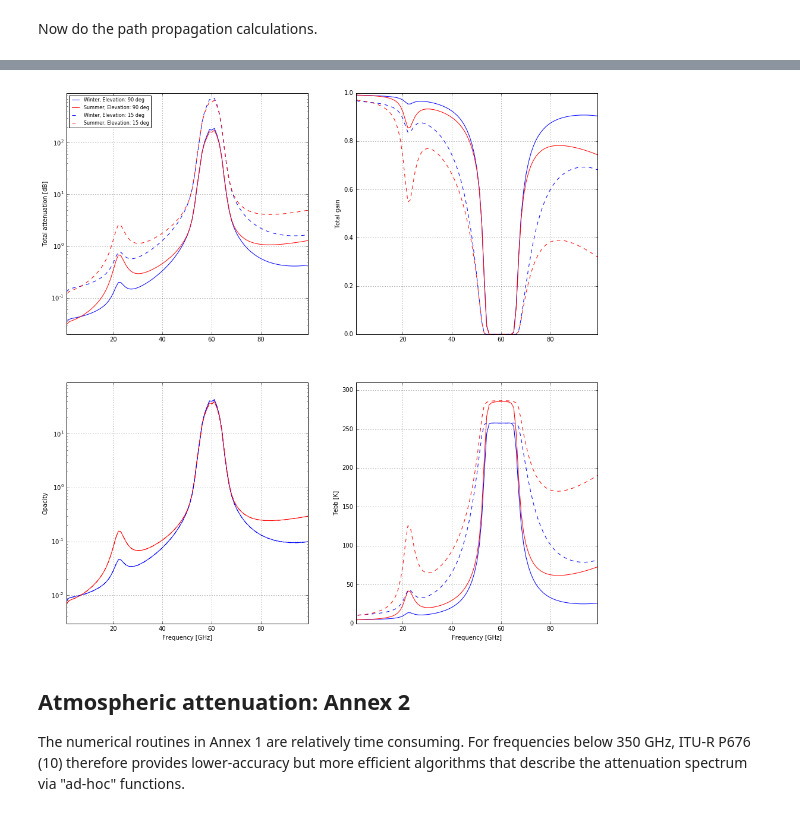
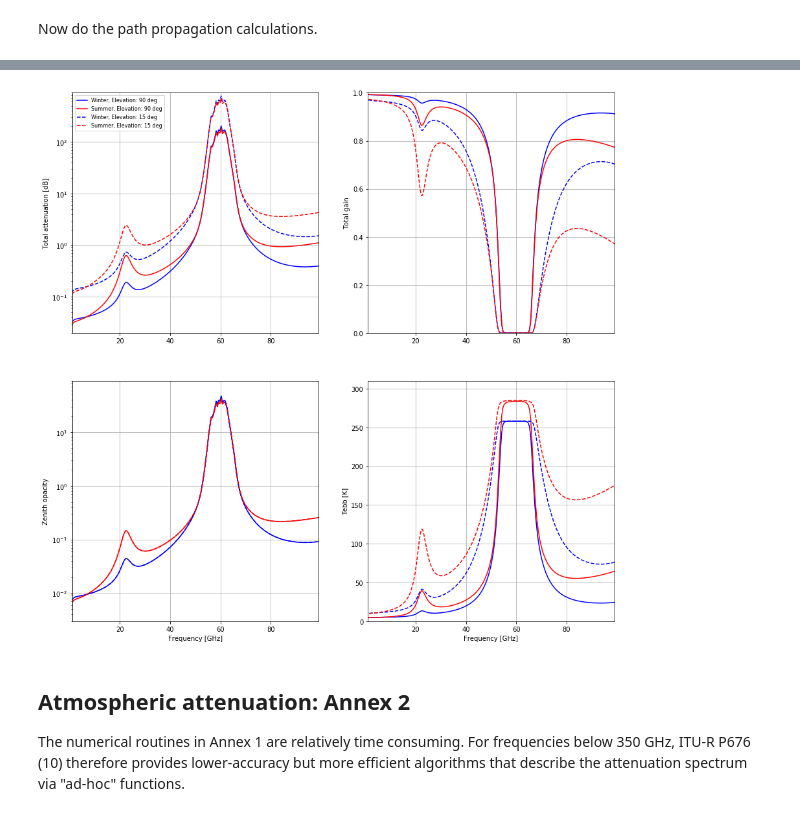
Before and after one commit to bwinkel/pycraf, a Jupyter notebook: notebooks/02_atmospheric_attenuation.ipynb, the cells around one changed output, grey strips where cells are left out. Drawn from its saved outputs; the diff is of its cells as text; code cells hidden in the pictures.

```diff
--- a/notebooks/02_atmospheric_attenuation.ipynb
+++ b/notebooks/02_atmospheric_attenuation.ipynb
@@ -255,18 +235,17 @@ pressure_dry, pressure_water
 # %%
 # Example: Large height
 _freqs = np.arange(50, 70, 0.01)
-freq_grid = _freqs * apu.GHz
-height = 20. * apu.km
-profile_at_height = atm.profile_highlat_summer(height)
-temperature, total_pressure, rho_water, pressure_water, _, _, _ = profile_at_height
-temperature = temperature.squeeze()
-total_pressure = total_pressure.squeeze()
-pressure_water = pressure_water.squeeze()
+freq_grid = _freqs * u.GHz
+height = 20. * u.km
+atm_height_profile = atm.profile_highlat_summer(height)
+temperature = atm_height_profile.temperature
+total_pressure = atm_height_profile.pressure
+pressure_water = atm_height_profile.pressure_water
 pressure_dry = total_pressure - pressure_water
 
 print(
-    'Oxygen pressure: {0.value:.2f} {0.unit}, '
-    'Water vapor partial pressure: {1.value:.2f} {1.unit}'.format(
+    'Oxygen pressure: {:.2f}, '
+    'Water vapor partial pressure: {:.4f}'.format(
         pressure_dry, pressure_water
     ))
 
@@ -359,0 +299,2 @@ total path length 2:  59.8 km
+# %%
+atm_layers_cache = atm.atm_layers([1] * u.GHz, atm.profile_highlat_winter)
@@ -360,49 +447,48 @@ total path length 2:  59.8 km
 # %% [markdown]
 Now do the path propagation calculations.
 # %%
-elevation = 5 * apu.deg
-obs_alt = 300 * apu.m
-_freqs = np.arange(0.1, 100, 1)
-freq_grid = _freqs * apu.GHz
+obs_alt = 300 * u.m
+_freqs = np.arange(0.25, 100, 0.5)
+freq_grid = _freqs * u.GHz
 
 cases = [
     # elevation, profile, label, linestyle
-    (90 * apu.deg, atm.profile_highlat_winter, 'Winter, Elevation: 90 deg', 'b-'),
-    (90 * apu.deg, atm.profile_highlat_summer, 'Summer, Elevation: 90 deg', 'r-'),
-    (15 * apu.deg, atm.profile_highlat_winter, 'Winter, Elevation: 15 deg', 'b--'),
-    (15 * apu.deg, atm.profile_highlat_summer, 'Summer, Elevation: 15 deg', 'r--'),
+    (90 * u.deg, atm.profile_highlat_winter, 'Winter, Elevation: 90 deg', 'b-'),
+    (90 * u.deg, atm.profile_highlat_summer, 'Summer, Elevation: 90 deg', 'r-'),
+    (15 * u.deg, atm.profile_highlat_winter, 'Winter, Elevation: 15 deg', 'b--'),
+    (15 * u.deg, atm.profile_highlat_summer, 'Summer, Elevation: 15 deg', 'r--'),
     ]
 
 plt.close()
-fig = plt.figure(figsize=(16, 16))
-axes = [fig.add_subplot(2, 2, i) for i in range(1, 5)]
-for elevation, profile, label,linestyle in cases:
+fig, axes = plt.subplots(2, 2, figsize=(15, 15))
+for elev, profile, label, linestyle in cases:
 
+    atm_layers_cache = atm.atm_layers(freq_grid, profile)
     total_atten, refraction, tebb = atm.atten_slant_annex1(
-        freq_grid, elevation, obs_alt, profile, t_bg=2.73 * apu.K
+        elev, obs_alt, atm_layers_cache, t_bg=2.73 * u.K
         )
-    opacity = atm.opacity_from_atten(total_atten, elevation)
+    opacity = atm.opacity_from_atten(total_atten, elev)
 
-    print('Refraction for {}: {:.1f} arcsec'.format(label, refraction * 3600))
+    print('Refraction for {}: {:.1f}'.format(label, refraction.to(u.arcsec)))
 
-    axes[0].plot(_freqs, total_atten.to(cnv.dB).value, linestyle, label=label)
-    axes[1].plot(_freqs, (-total_atten).to(cnv.dimless).value, linestyle, label=label)
-    axes[2].plot(_freqs, opacity.to(cnv.dimless).value, linestyle, label=label)
-    axes[3].plot(_freqs, tebb.to(apu.K).value, linestyle, label=label)
+    axes[0, 0].plot(_freqs, total_atten.to(cnv.dB).value, linestyle, label=label)
+    axes[0, 1].plot(_freqs, (-total_atten).to(cnv.dimless).value, linestyle, label=label)
+    axes[1, 0].plot(_freqs, opacity.to(cnv.dimless).value, linestyle, label=label)
+    axes[1, 1].plot(_freqs, tebb.to(u.K).value, linestyle, label=label)
 
-axes[0].semilogy()
-axes[2].semilogy()
-axes[0].legend(*axes[0].get_legend_handles_labels(), loc='upper left', fontsize=8)
-axes[0].set_ylabel('Total attenuation [dB]')
-axes[1].set_ylabel('Total gain')
-axes[2].set_ylabel('Zenith opacity')
-axes[3].set_ylabel('Tebb [K]')
-axes[0].set_ylim((2e-2, 9e2))
-axes[1].set_ylim((0, 1))
-axes[2].set_ylim((3e-3, 9e1))
-axes[3].set_ylim((0, 310))
+axes[0, 0].semilogy()
+axes[1, 0].semilogy()
+axes[0, 0].legend(*axes[0, 0].get_legend_handles_labels(), loc='upper left', fontsize=8)
+axes[0, 0].set_ylabel('Total attenuation [dB]')
+axes[0, 1].set_ylabel('Total gain')
+axes[1, 0].set_ylabel('Zenith opacity')
+axes[1, 1].set_ylabel('Tebb [K]')
+axes[0, 0].set_ylim((2e-2, 9e2))
+axes[0, 1].set_ylim((0, 1))
+axes[1, 0].set_ylim((3e-3, 9e1))
+axes[1, 1].set_ylim((0, 310))
 
-for idx, ax in enumerate(axes):
+for idx, ax in enumerate(axes.flat):
     ax.grid()
     ax.set_xlim((1, 99))
     if idx >= 2:
@@ -417,4 +503,4 @@ Refraction for Summer, Elevation: 15 deg: -247.8 deg arcsec
-[figure, old version]
+[figure, new version]
 # %% [markdown]
 ## Atmospheric attenuation: Annex 2
 
```
Also changed, not shown: parts of 41 cells of this notebook, 3 other files.
